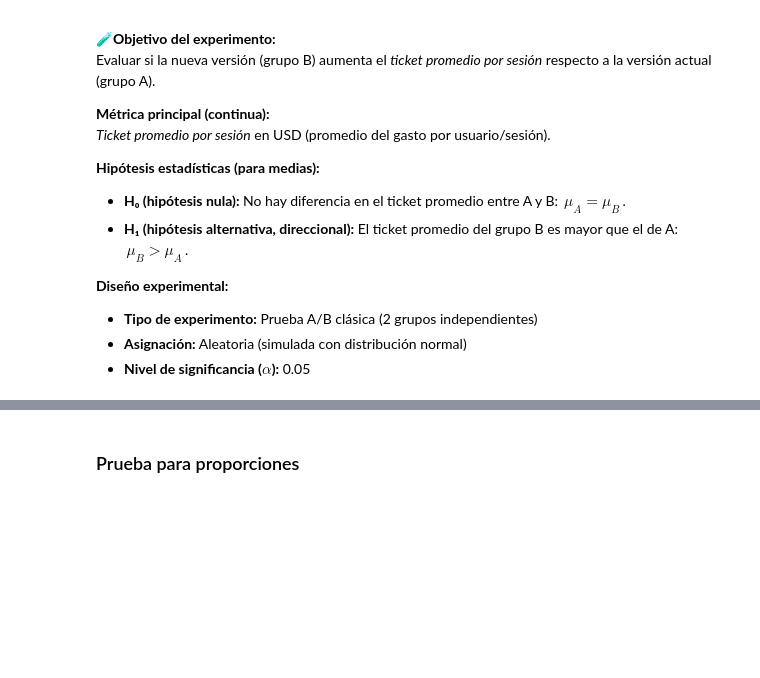
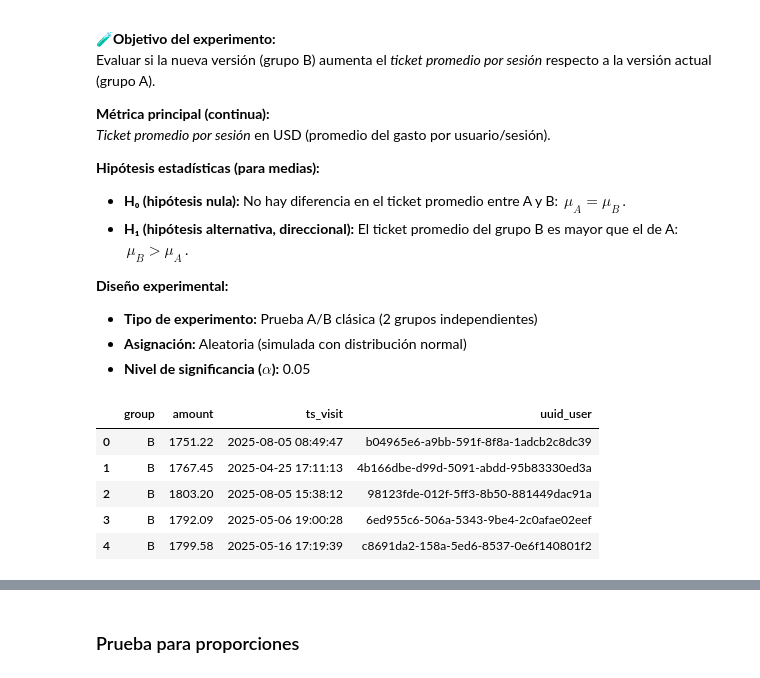
Before and after one commit to zyntonyson/bootcamp_ds_da, a Jupyter notebook: 10-da-toma-decisiones-negocio/20-pruebas-ab.ipynb, the cells around one changed output, grey strips where cells are left out. Cells and saved outputs as stored; diff of their text form; code cells hidden in the pictures; blank space fills up the shorter version.

```diff
--- a/10-da-toma-decisiones-negocio/20-pruebas-ab.ipynb
+++ b/10-da-toma-decisiones-negocio/20-pruebas-ab.ipynb
@@ -150,2 +154,9 @@ ab_test_landing_page_data=pd.read_csv("https://raw.githubusercontent.com/30lm32/
 # %%
-s_10_a_b_mean_test.csv
+ab_test_checkout_purchase.head()
+# %% [output]
+|  | group | amount | ts_visit | uuid_user |
+| 0 | B | 1751.22 | 2025-08-05 08:49:47 | b04965e6-a9bb-591f-8f8a-1adcb2c8dc39 |
+| 1 | B | 1767.45 | 2025-04-25 17:11:13 | 4b166dbe-d99d-5091-abdd-95b83330ed3a |
+| 2 | B | 1803.20 | 2025-08-05 15:38:12 | 98123fde-012f-5ff3-8b50-881449dac91a |
+| 3 | B | 1792.09 | 2025-05-06 19:00:28 | 6ed955c6-506a-5343-9be4-2c0afae02eef |
+| 4 | B | 1799.58 | 2025-05-16 17:19:39 | c8691da2-158a-5ed6-8537-0e6f140801f2 |
```
Also changed, not shown: parts of 15 cells of this notebook, 3 other files.
